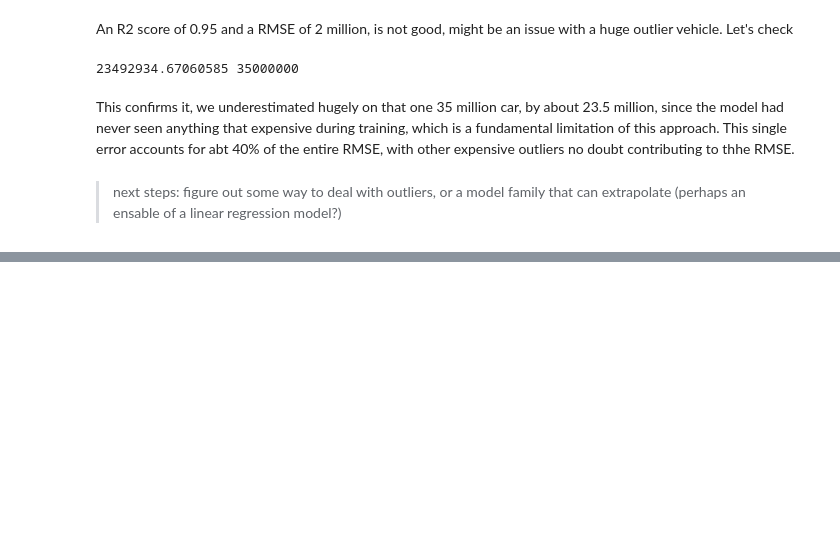
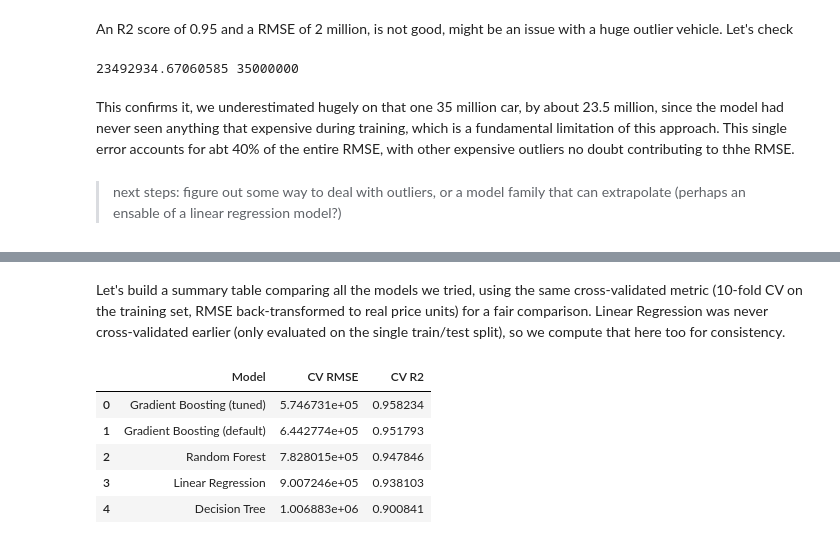
Before and after one commit to zainbabar/vehicle-price-predictor, a Jupyter notebook: vehicle.ipynb, the cells around one changed output, grey strips where cells are left out. Drawn from its saved outputs; the diff is of its cells as text; code cells hidden in the pictures; blank space fills up the shorter version.

```diff
--- a/vehicle.ipynb
+++ b/vehicle.ipynb
@@ -938,0 +1009,27 @@ This confirms it, we underestimated hugely on that one 35 million car, by about
+# %% [markdown]
+Let's build a summary table comparing all the models we tried, using the same cross-validated metric (10-fold CV on the training set, RMSE back-transformed to real price units) for a fair comparison. Linear Regression was never cross-validated earlier (only evaluated on the single train/test split), so we compute that here too for consistency.
+# %%
+models = {
+    "Linear Regression": lin_reg,
+    "Decision Tree": tree_reg,
+    "Random Forest": forest_reg,
+    "Gradient Boosting (default)": gb_reg,
+    "Gradient Boosting (tuned)": final_model,
+}
+
+results = []
+for name, model in models.items():
+    preds_log = cross_val_predict(model, X_train, y_train_log, cv=10)
+    rmse = root_mean_squared_error(np.exp(y_train_log), np.exp(preds_log))
+    r2 = r2_score(y_train_log, preds_log)
+    results.append({"Model": name, "CV RMSE": rmse, "CV R2": r2})
+
+comparison_df = pd.DataFrame(results).sort_values("CV RMSE").reset_index(drop=True)
+comparison_df
+# %% [output]
+|  | Model | CV RMSE | CV R2 |
+| 0 | Gradient Boosting (tuned) | 5.746731e+05 | 0.958234 |
+| 1 | Gradient Boosting (default) | 6.442774e+05 | 0.951793 |
+| 2 | Random Forest | 7.828015e+05 | 0.947846 |
+| 3 | Linear Regression | 9.007246e+05 | 0.938103 |
+| 4 | Decision Tree | 1.006883e+06 | 0.900841 |
```
Also changed, not shown: parts of 8 cells of this notebook.
